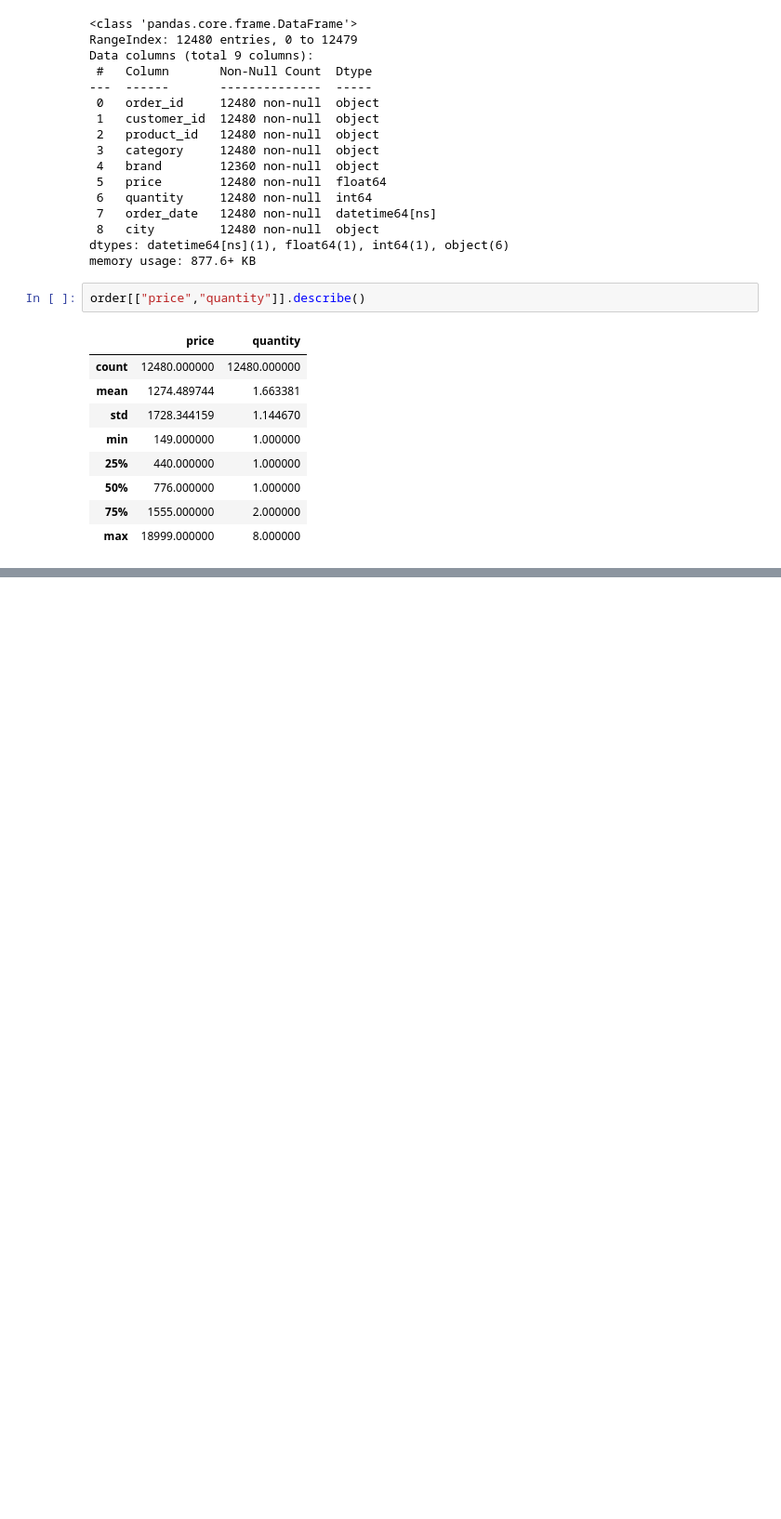
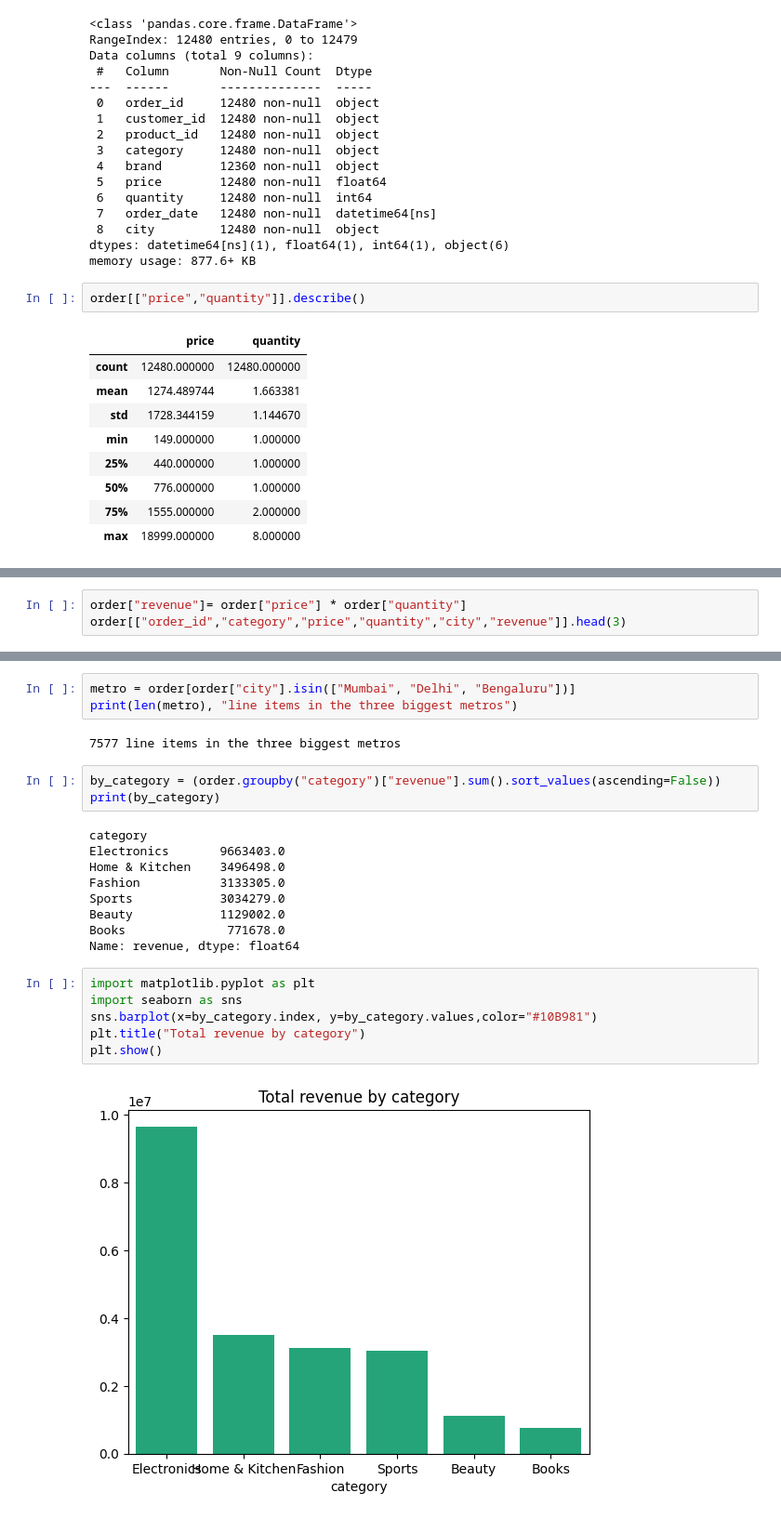
Before and after one commit to Aahra/E-commerce-dataset, a Jupyter notebook: Ecommerce.ipynb, the cells around one changed output, grey strips where cells are left out. Shown at 93% size. Cells and saved outputs as stored; diff of their text form; blank space fills up the shorter version.

```diff
--- a/Ecommerce.ipynb
+++ b/Ecommerce.ipynb
@@ -66,0 +100,3 @@ order[["price","quantity"]].describe()
+# %%
+order["revenue"]= order["price"] * order["quantity"]
+order[["order_id","category","price","quantity","city","revenue"]].head(3)
@@ -66,0 +119,25 @@ order[["price","quantity"]].describe()
+# %%
+metro = order[order["city"].isin(["Mumbai", "Delhi", "Bengaluru"])]
+print(len(metro), "line items in the three biggest metros")
+# %% [output]
+7577 line items in the three biggest metros
+# %%
+by_category = (order.groupby("category")["revenue"].sum().sort_values(ascending=False))
+print(by_category)
+# %% [output]
+category
+Electronics       9663403.0
+Home & Kitchen    3496498.0
+Fashion           3133305.0
+Sports            3034279.0
+Beauty            1129002.0
+Books              771678.0
+Name: revenue, dtype: float64
+# %%
+import matplotlib.pyplot as plt
+import seaborn as sns
+sns.barplot(x=by_category.index, y=by_category.values,color="#10B981")
+plt.title("Total revenue by category")
+plt.show()
+# %% [output]
+[figure, added]
```
Also changed, not shown: parts of 20 cells of this notebook.
